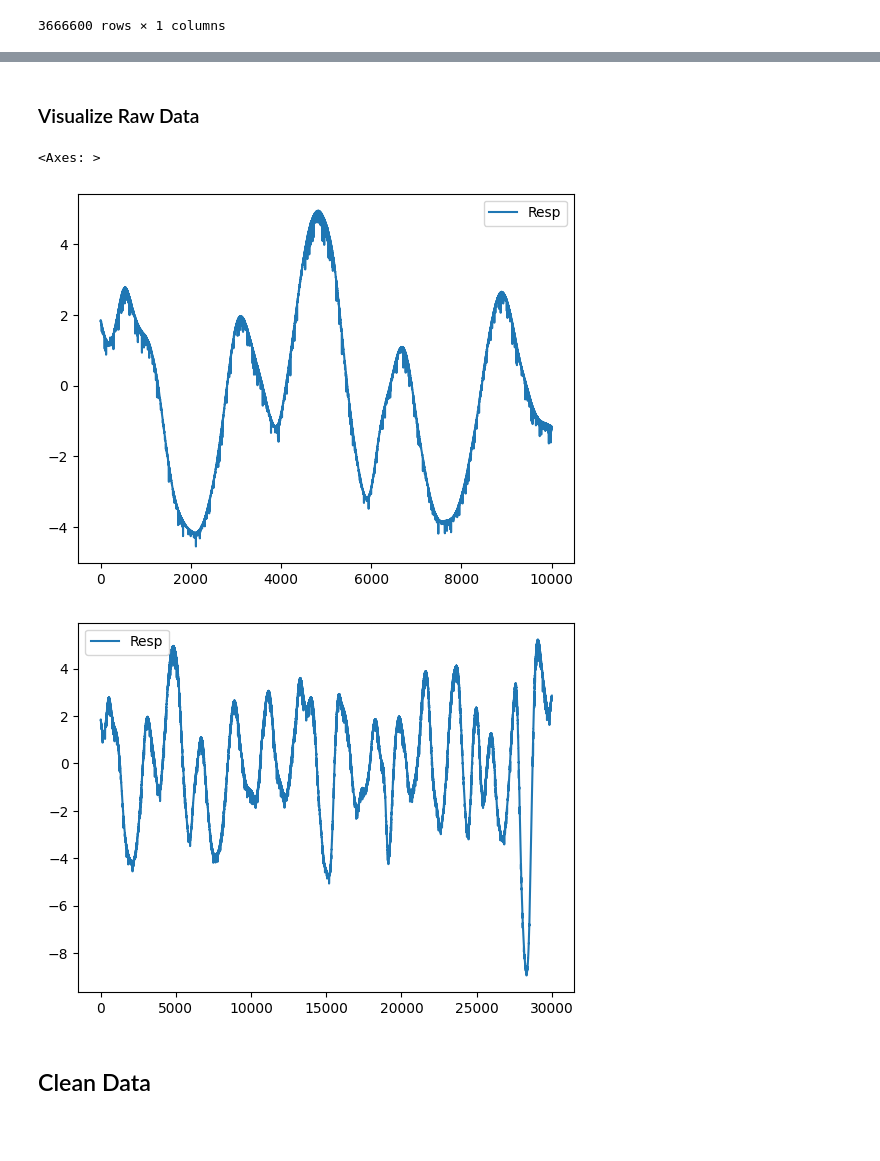
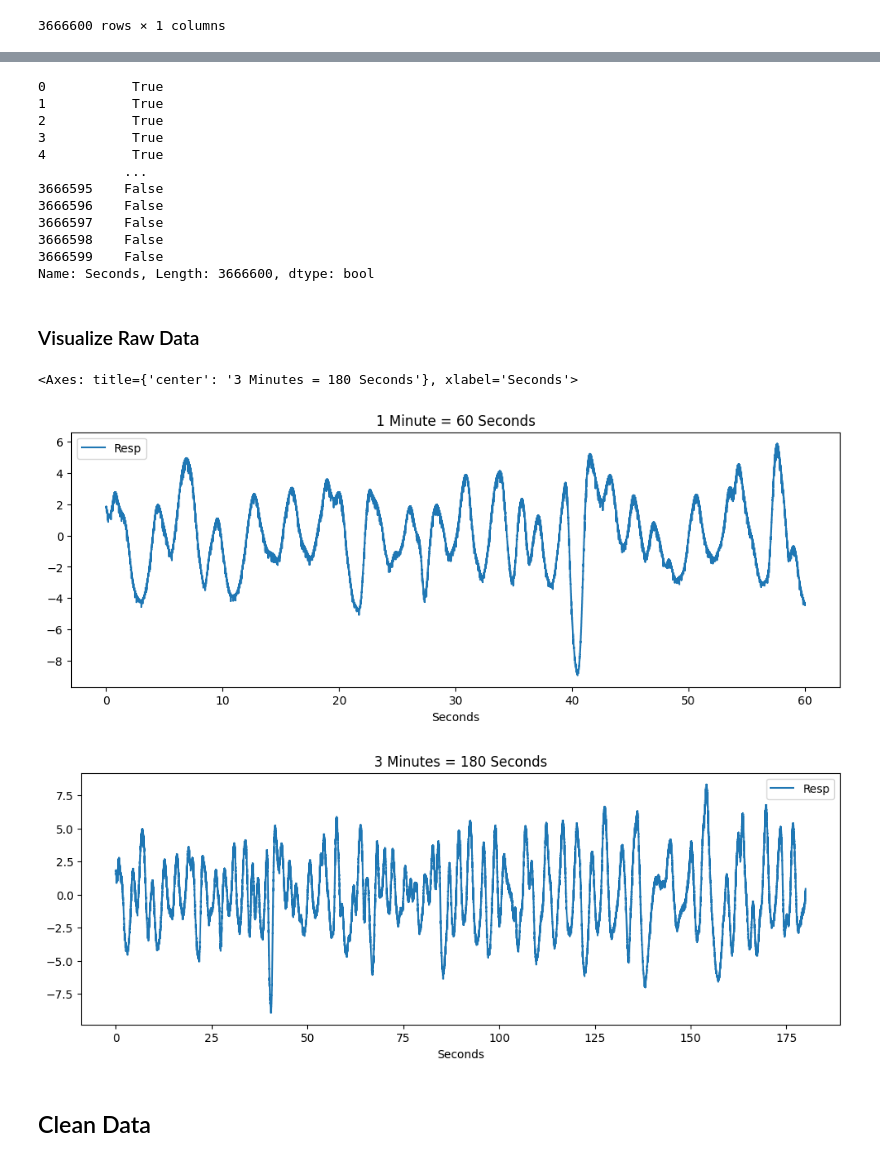
Before and after one commit to invisible-illness-project/lamina, a Jupyter notebook: notebook_experiments/ans_basics_via_wesad/respiration.ipynb, the cells around one changed output, grey strips where cells are left out. Drawn from its saved outputs; the diff is of its cells as text; code cells hidden in the pictures; blank space fills up the shorter version.

Commit message:
feat: plotting boundaries for breathing period + inspiratory time + expiratory time

```diff
--- a/notebook_experiments/ans_basics_via_wesad/respiration.ipynb
+++ b/notebook_experiments/ans_basics_via_wesad/respiration.ipynb
@@ -74,9 +76,10 @@ s_df
 | 3666598 | 26293398 | 0.8422 | -0.1138 | -0.0814 | 0.139938 | 0.227646 | 13.081360 | 34.940247 | 0.834656 | S7 | 0 |
 | 3666599 | 26293399 | 0.8334 | -0.1152 | -0.1026 | 0.238998 | 0.218079 | 13.080215 | 34.947906 | 0.837708 | S7 | 0 |
 3666600 rows × 11 columns
+# %%
+health_measure_name = 'Resp'
 # %%
-health_measure = 'Resp'
-resp_df = DataProcessing.get_specific_health_measure_df(s_df, health_measure)
+resp_df = DataProcessing.get_specific_health_measure_df(s_df, health_measure_name)
 resp_df
 # %% [output]
 |  | Resp |
@@ -94,0 +117,4 @@ resp_df
+# %%
+one_minute = 60
+filt_one_minute = resp_df['Seconds'] <= one_minute
+filt_one_minute
@@ -95,12 +134,30 @@ resp_df
+# %%
+m_minutes = 3
+M_seconds = one_minute * m_minutes
+M_minutes_df = resp_df['Seconds'] <= M_seconds
+M_minutes_df
+# %% [output]
+0           True
+1           True
+2           True
+3           True
+4           True
+           ...
+3666595    False
+3666596    False
+3666597    False
+3666598    False
+3666599    False
+Name: Seconds, Length: 3666600, dtype: bool
 # %% [markdown]
 ### Visualize Raw Data
 # %%
-resp_df[:10000].plot.line()
-resp_df[:30000].plot.line()
+resp_df[filt_one_minute].plot.line(x='Seconds', y=health_measure_name, figsize=(12, 4), title=f'1 Minute = {one_minute} Seconds')
+resp_df[M_minutes_df].plot.line(x='Seconds', y=health_measure_name, figsize=(12, 4), title=f'{m_minutes} Minutes = {M_seconds} Seconds')
 # %% [output]
-<Axes: >
+<Axes: title={'center': '3 Minutes = 180 Seconds'}, xlabel='Seconds'>
-[figure, old version]
+[figure, new version]
-[figure, old version]
+[figure, new version]
 # %% [markdown]
 ## Clean Data
 # %%
```
Also changed, not shown: parts of 36 cells of this notebook.
